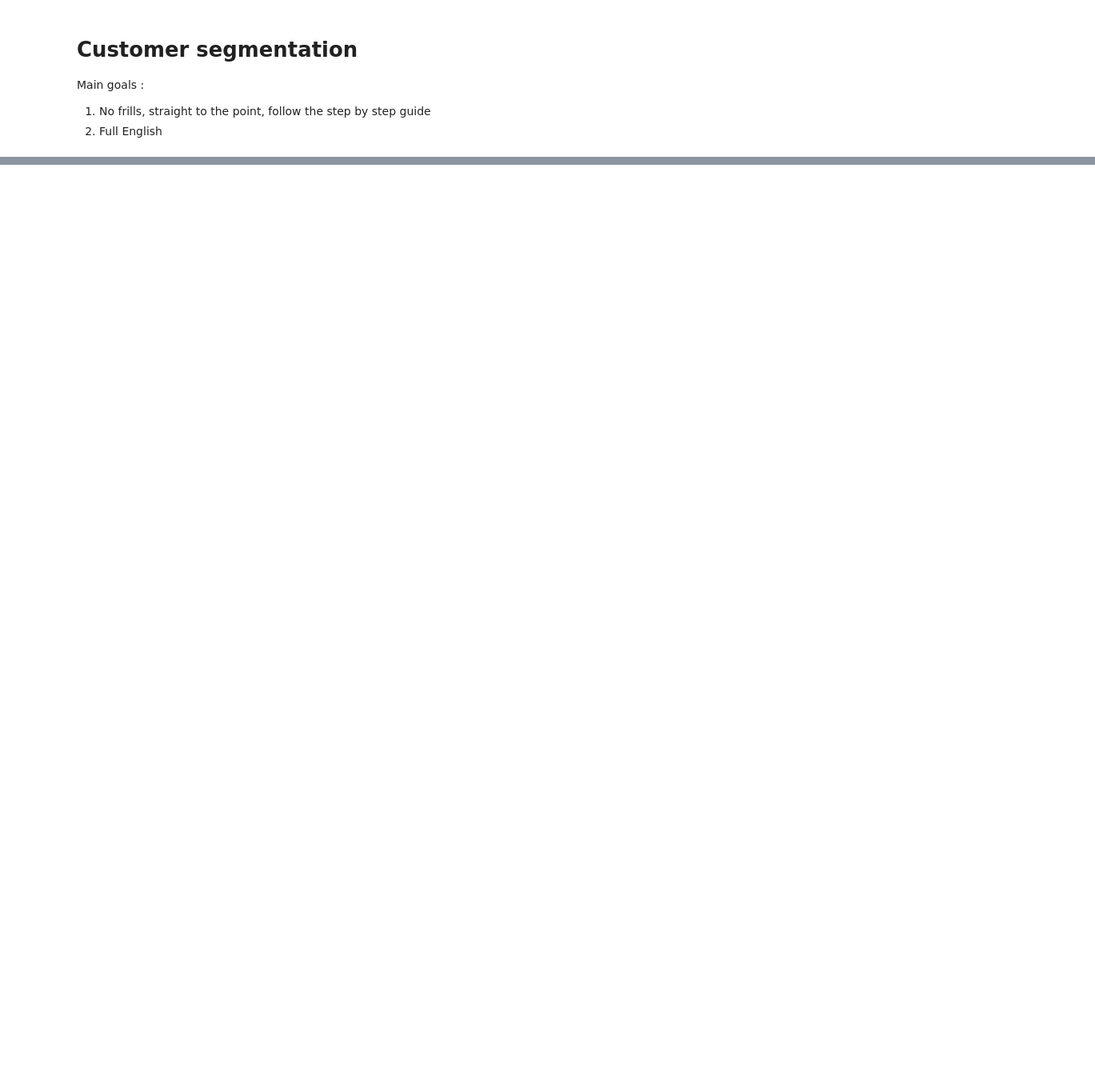
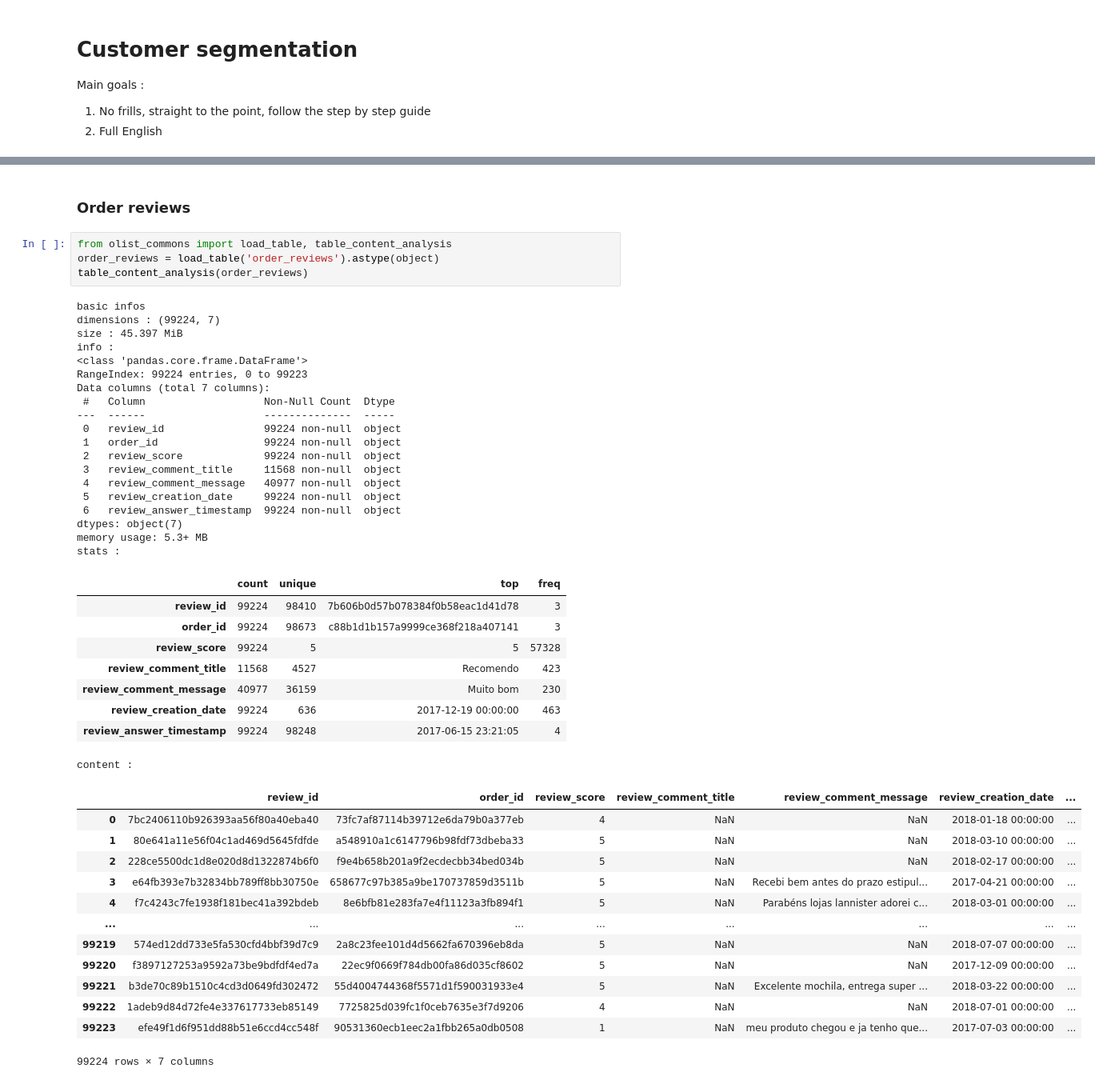
Before and after one commit to Franck-PepperLabs/pepper_olist_market_segmentation, a Jupyter notebook: jupyter/scratchpad.ipynb, the cells around one changed output, grey strips where cells are left out. Shown at 80% size. Drawn from its saved outputs; the diff is of its cells as text; blank space fills up the shorter version.

```diff
--- a/jupyter/scratchpad.ipynb
+++ b/jupyter/scratchpad.ipynb
@@ -22,0 +207,48 @@ Main goals :
+# %% [markdown]
+### Order reviews
+# %%
+from olist_commons import load_table, table_content_analysis
+order_reviews = load_table('order_reviews').astype(object)
+table_content_analysis(order_reviews)
+# %% [output]
+basic infos
+dimensions : (99224, 7)
+size : 45.397 MiB
+info :
+<class 'pandas.core.frame.DataFrame'>
+RangeIndex: 99224 entries, 0 to 99223
+Data columns (total 7 columns):
+ #   Column                   Non-Null Count  Dtype
+---  ------                   --------------  -----
+ 0   review_id                99224 non-null  object
+ 1   order_id                 99224 non-null  object
+ 2   review_score             99224 non-null  object
+ 3   review_comment_title     11568 non-null  object
+ 4   review_comment_message   40977 non-null  object
+ 5   review_creation_date     99224 non-null  object
+ 6   review_answer_timestamp  99224 non-null  object
+dtypes: object(7)
+memory usage: 5.3+ MB
+stats :
+|  | count | unique | top | freq |
+| review_id | 99224 | 98410 | 7b606b0d57b078384f0b58eac1d41d78 | 3 |
+| order_id | 99224 | 98673 | c88b1d1b157a9999ce368f218a407141 | 3 |
+| review_score | 99224 | 5 | 5 | 57328 |
+| review_comment_title | 11568 | 4527 | Recomendo | 423 |
+| review_comment_message | 40977 | 36159 | Muito bom | 230 |
+| review_creation_date | 99224 | 636 | 2017-12-19 00:00:00 | 463 |
+| review_answer_timestamp | 99224 | 98248 | 2017-06-15 23:21:05 | 4 |
+content :
+|  | review_id | order_id | review_score | review_comment_title | review_comment_message | review_creation_date | ... |
+| 0 | 7bc2406110b926393aa56f80a40eba40 | 73fc7af87114b39712e6da79b0a377eb | 4 | NaN | NaN | 2018-01-18 00:00:00 | ... |
+| 1 | 80e641a11e56f04c1ad469d5645fdfde | a548910a1c6147796b98fdf73dbeba33 | 5 | NaN | NaN | 2018-03-10 00:00:00 | ... |
+| 2 | 228ce5500dc1d8e020d8d1322874b6f0 | f9e4b658b201a9f2ecdecbb34bed034b | 5 | NaN | NaN | 2018-02-17 00:00:00 | ... |
+| 3 | e64fb393e7b32834bb789ff8bb30750e | 658677c97b385a9be170737859d3511b | 5 | NaN | Recebi bem antes do prazo estipul... | 2017-04-21 00:00:00 | ... |
+| 4 | f7c4243c7fe1938f181bec41a392bdeb | 8e6bfb81e283fa7e4f11123a3fb894f1 | 5 | NaN | Parabéns lojas lannister adorei c... | 2018-03-01 00:00:00 | ... |
+| ... | ... | ... | ... | ... | ... | ... | ... |
+| 99219 | 574ed12dd733e5fa530cfd4bbf39d7c9 | 2a8c23fee101d4d5662fa670396eb8da | 5 | NaN | NaN | 2018-07-07 00:00:00 | ... |
+| 99220 | f3897127253a9592a73be9bdfdf4ed7a | 22ec9f0669f784db00fa86d035cf8602 | 5 | NaN | NaN | 2017-12-09 00:00:00 | ... |
+| 99221 | b3de70c89b1510c4cd3d0649fd302472 | 55d4004744368f5571d1f590031933e4 | 5 | NaN | Excelente mochila, entrega super ... | 2018-03-22 00:00:00 | ... |
+| 99222 | 1adeb9d84d72fe4e337617733eb85149 | 7725825d039fc1f0ceb7635e3f7d9206 | 4 | NaN | NaN | 2018-07-01 00:00:00 | ... |
+| 99223 | efe49f1d6f951dd88b51e6ccd4cc548f | 90531360ecb1eec2a1fbb265a0db0508 | 1 | NaN | meu produto chegou e ja tenho que... | 2017-07-03 00:00:00 | ... |
+99224 rows × 7 columns
```
Also changed, not shown: parts of 17 cells of this notebook, 2 other files.
